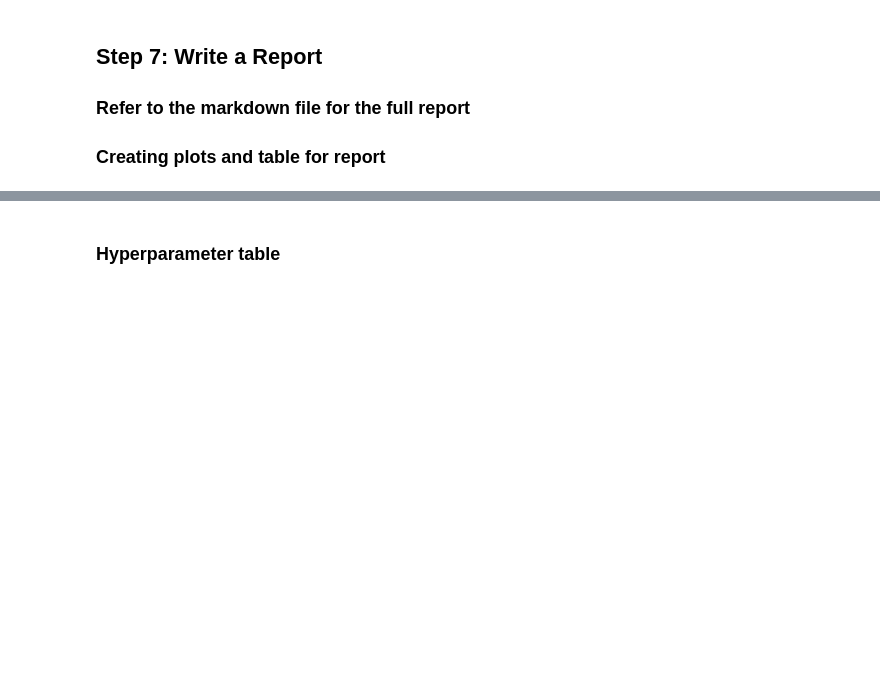
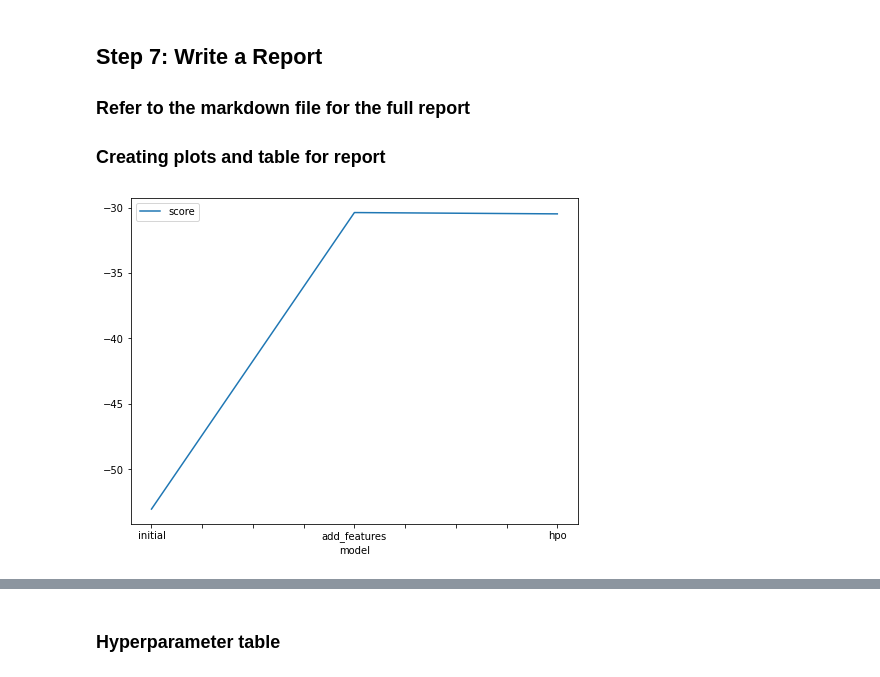
Before and after one commit to HotaruK/cd0385-project-starter, a Jupyter notebook: project/project-template.ipynb, the cells around one changed output, grey strips where cells are left out. Drawn from its saved outputs; the diff is of its cells as text; code cells hidden in the pictures; blank space fills up the shorter version.

```diff
--- a/project/project-template.ipynb
+++ b/project/project-template.ipynb
@@ -274,13 +443,15 @@ submission_new_hpo.to_csv("submission_new_hpo.csv", index=False)
 # %%
 # Taking the top model score from each training run and creating a line plot to show improvement
 # You can create these in the notebook and save them to PNG or use some other tool (e.g. google sheets, excel)
 fig = pd.DataFrame(
     {
         "model": ["initial", "add_features", "hpo"],
-        "score": [-53.040712, ?, ?]
+        "score": [-53.040712, -30.380298, -30.480422]
     }
 ).plot(x="model", y="score", figsize=(8, 6)).get_figure()
 fig.savefig('model_train_score.png')
+# %% [output]
+[figure, added]
 # %%
 # Take the 3 kaggle scores and creating a line plot to show improvement
 fig = pd.DataFrame(
```
Also changed, not shown: parts of 21 cells of this notebook, 1 other file.
